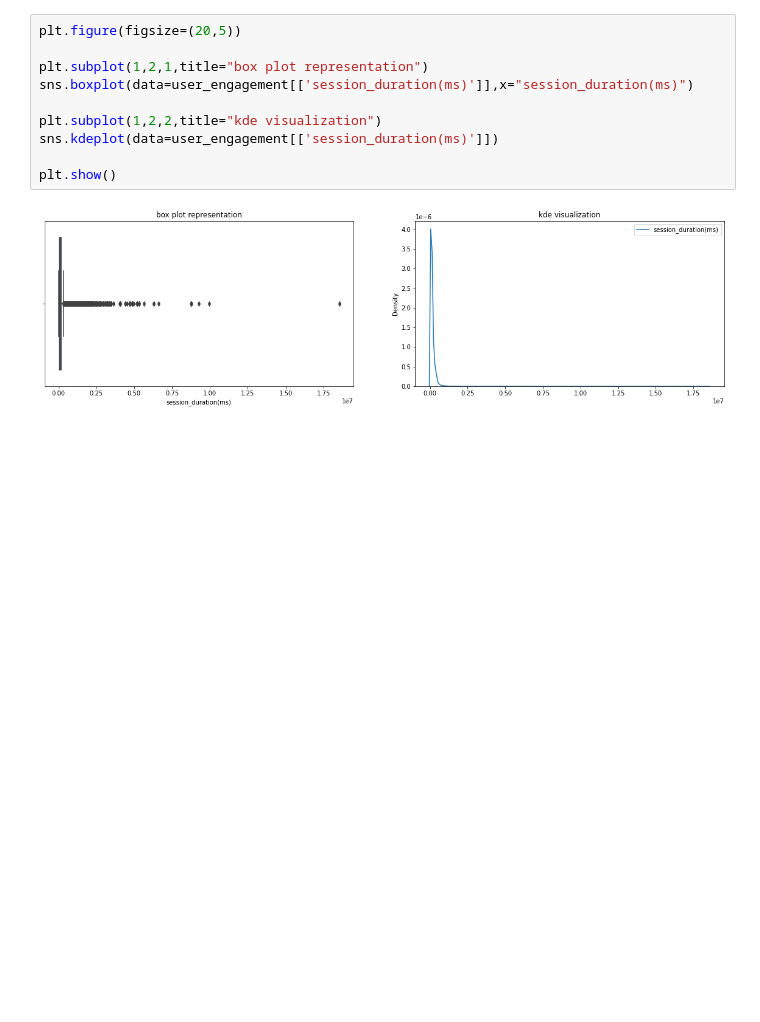
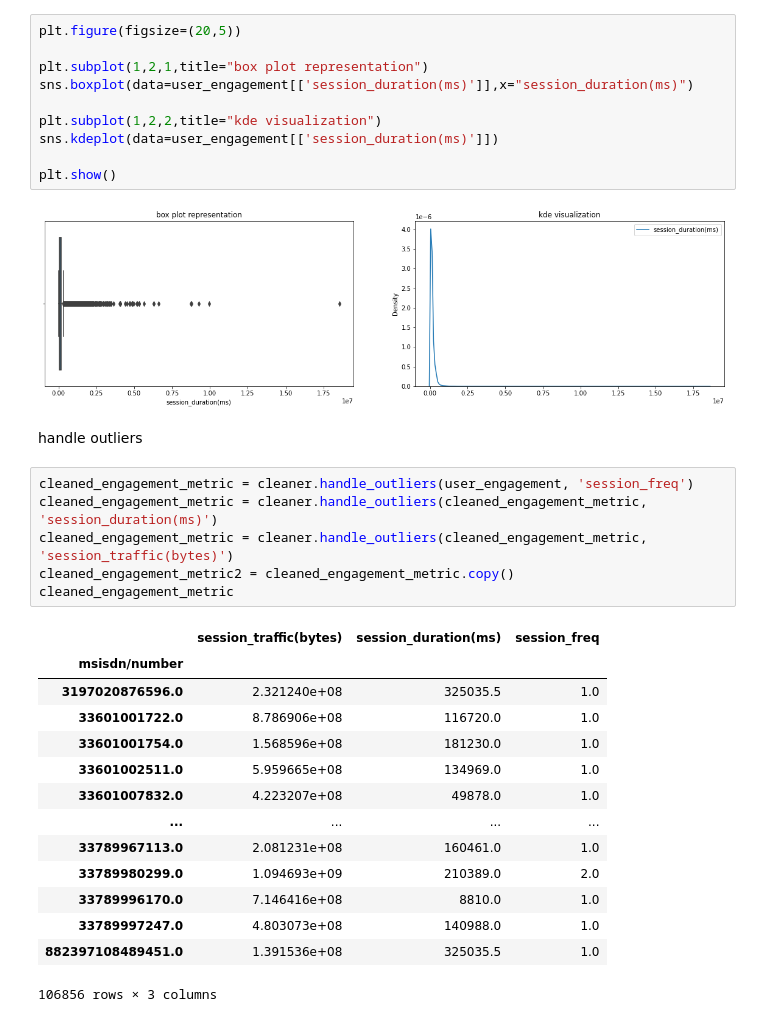
Before and after one commit to Nathnael12/Telecom_data_analysis, a Jupyter notebook: notebooks/UserEngagementAnalysis.ipynb, the cells around one changed output. Drawn from its saved outputs; the diff is of its cells as text; blank space fills up the shorter version.

```diff
--- a/notebooks/UserEngagementAnalysis.ipynb
+++ b/notebooks/UserEngagementAnalysis.ipynb
@@ -216,3 +216,26 @@ sns.kdeplot(data=user_engagement[['session_duration(ms)']])
 plt.show()
 # %% [output]
 [figure]
+# %% [markdown]
+handle outliers
+# %%
+cleaned_engagement_metric = cleaner.handle_outliers(user_engagement, 'session_freq')
+cleaned_engagement_metric = cleaner.handle_outliers(cleaned_engagement_metric, 'session_duration(ms)')
+cleaned_engagement_metric = cleaner.handle_outliers(cleaned_engagement_metric, 'session_traffic(bytes)')
+cleaned_engagement_metric2 = cleaned_engagement_metric.copy()
+cleaned_engagement_metric
+# %% [output]
+|  | session_traffic(bytes) | session_duration(ms) | session_freq |
+| msisdn/number |  |  |  |
+| 3197020876596.0 | 2.321240e+08 | 325035.5 | 1.0 |
+| 33601001722.0 | 8.786906e+08 | 116720.0 | 1.0 |
+| 33601001754.0 | 1.568596e+08 | 181230.0 | 1.0 |
+| 33601002511.0 | 5.959665e+08 | 134969.0 | 1.0 |
+| 33601007832.0 | 4.223207e+08 | 49878.0 | 1.0 |
+| ... | ... | ... | ... |
+| 33789967113.0 | 2.081231e+08 | 160461.0 | 1.0 |
+| 33789980299.0 | 1.094693e+09 | 210389.0 | 2.0 |
+| 33789996170.0 | 7.146416e+08 | 8810.0 | 1.0 |
+| 33789997247.0 | 4.803073e+08 | 140988.0 | 1.0 |
+| 882397108489451.0 | 1.391536e+08 | 325035.5 | 1.0 |
+106856 rows × 3 columns
```
Also changed, not shown: parts of 5 cells of this notebook.
